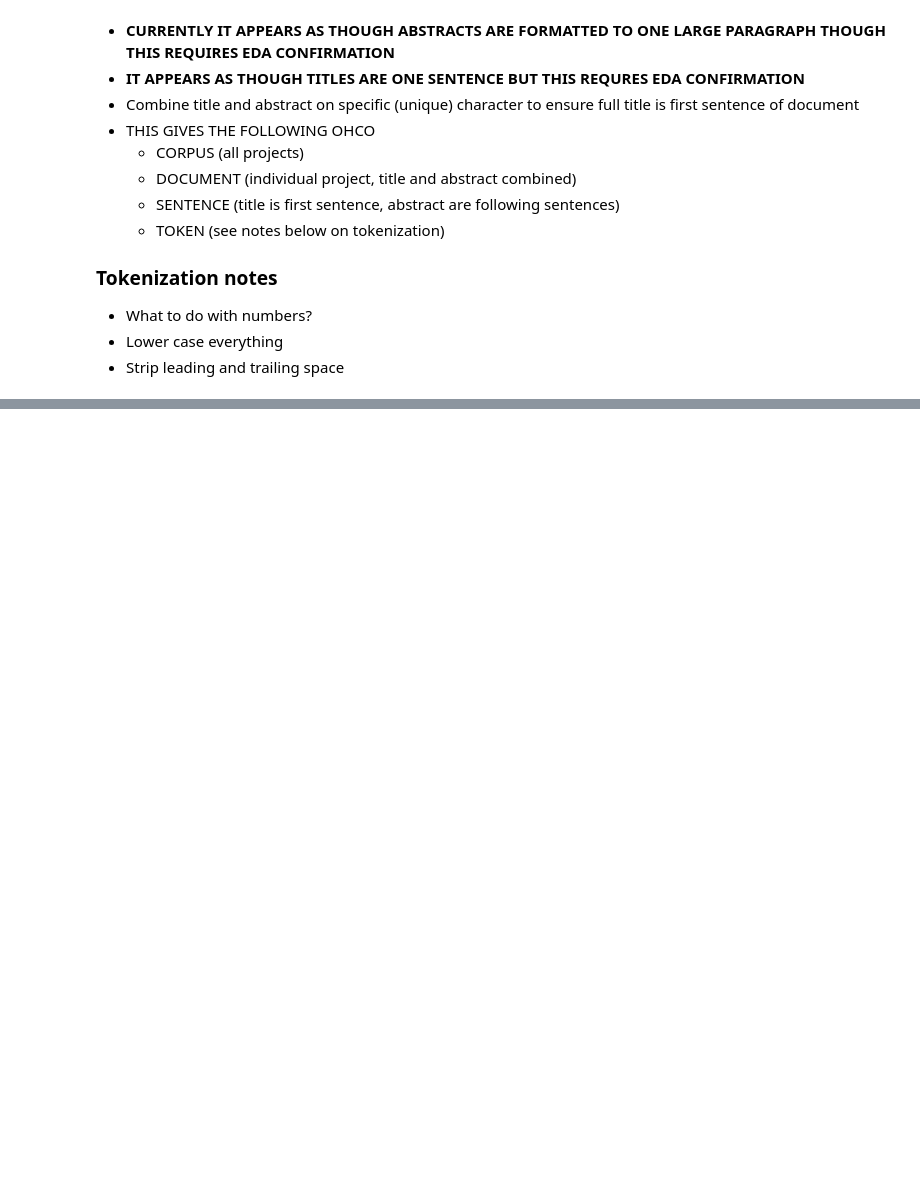
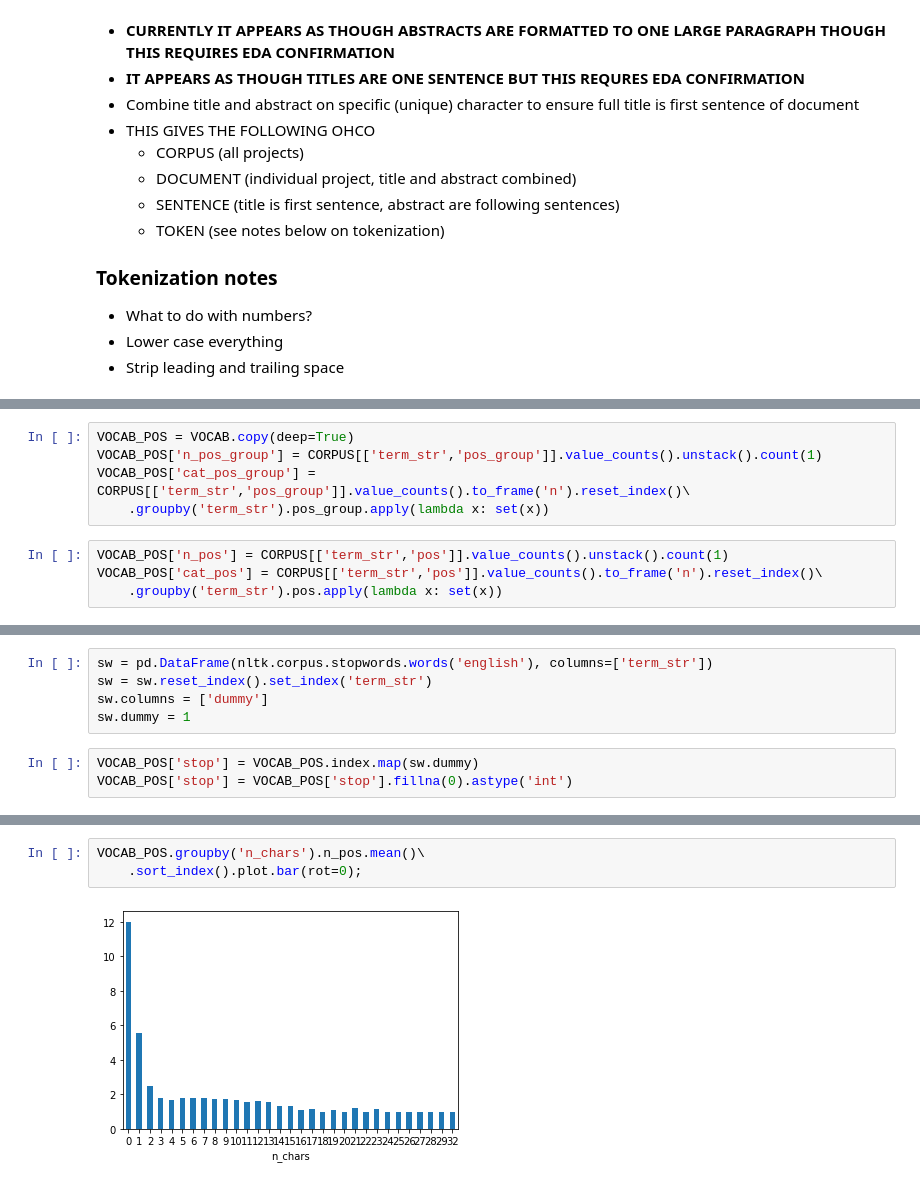
Before and after one commit to rlipps/NRAO_Capstone, a Jupyter notebook: data/Data_Preprocessing.ipynb, the cells around one changed output, grey strips where cells are left out. Cells and saved outputs as stored; diff of their text form; blank space fills up the shorter version.

Commit message:
Added modified textparser.py and Data_Preparation to include LIB, TOKEN, and VOCAB tables with some ETA

```diff
--- a/data/Data_Preprocessing.ipynb
+++ b/data/Data_Preprocessing.ipynb
@@ -119,0 +253,9 @@ def lemmatizer(string):
+# %%
+VOCAB_POS = VOCAB.copy(deep=True)
+VOCAB_POS['n_pos_group'] = CORPUS[['term_str','pos_group']].value_counts().unstack().count(1)
+VOCAB_POS['cat_pos_group'] = CORPUS[['term_str','pos_group']].value_counts().to_frame('n').reset_index()\
+    .groupby('term_str').pos_group.apply(lambda x: set(x))
+# %%
+VOCAB_POS['n_pos'] = CORPUS[['term_str','pos']].value_counts().unstack().count(1)
+VOCAB_POS['cat_pos'] = CORPUS[['term_str','pos']].value_counts().to_frame('n').reset_index()\
+    .groupby('term_str').pos.apply(lambda x: set(x))
@@ -119,0 +281,8 @@ def lemmatizer(string):
+# %%
+sw = pd.DataFrame(nltk.corpus.stopwords.words('english'), columns=['term_str'])
+sw = sw.reset_index().set_index('term_str')
+sw.columns = ['dummy']
+sw.dummy = 1
+# %%
+VOCAB_POS['stop'] = VOCAB_POS.index.map(sw.dummy)
+VOCAB_POS['stop'] = VOCAB_POS['stop'].fillna(0).astype('int')
@@ -119,0 +299,5 @@ def lemmatizer(string):
+# %%
+VOCAB_POS.groupby('n_chars').n_pos.mean()\
+    .sort_index().plot.bar(rot=0);
+# %% [output]
+[figure, added]
```
Also changed, not shown: parts of 27 cells of this notebook, 1 other file.
